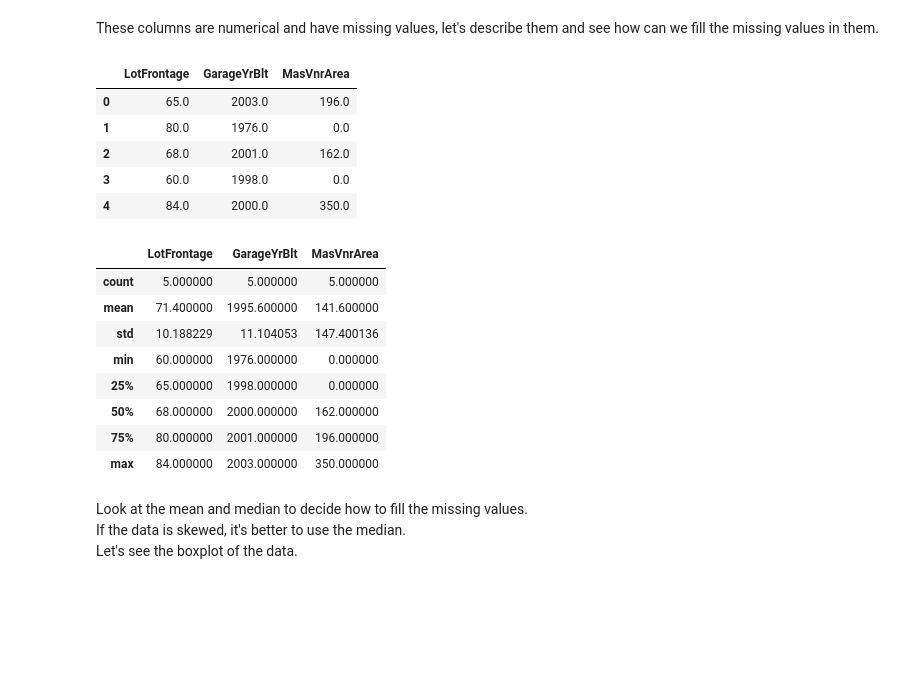
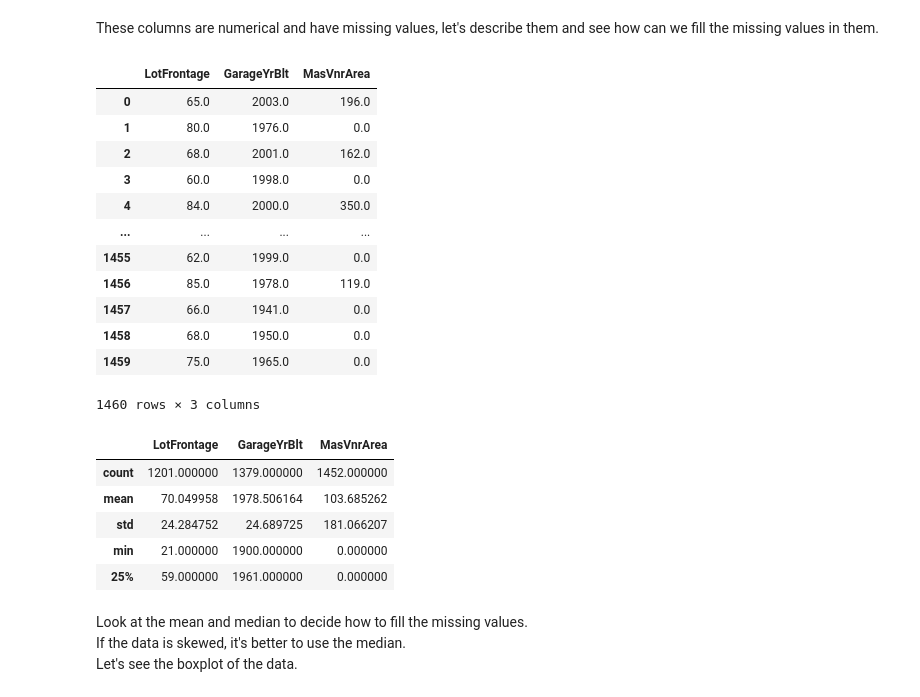
Before and after one commit to FCAI-CU-AI-Community/Sessions, a Jupyter notebook: Session-03/eda-preprocessing.ipynb, the cells around one changed output. Saved outputs shown, nothing was run; the diff lists cells and outputs as text; code cells hidden in the pictures; blank space fills up the shorter version.

```diff
--- a/Session-03/eda-preprocessing.ipynb
+++ b/Session-03/eda-preprocessing.ipynb
@@ -164,9 +166,9 @@ Here the question is `optional`, so i may choose to not respond.
 No let's explore a data some missing values!
 # %%
 # Load training data
-df_train = pd.read_csv('https://raw.githubusercontent.com/FCAI-CU-AI-Community/Data/refs/heads/main/House-Prices/train.csv?token=GHSAT0AAAAAACUNF3ZR4GN5DVATK6K3ZT52ZY2ICCA')
+df_train = pd.read_csv('https://raw.githubusercontent.com/FCAI-CU-AI-Community/Data/refs/heads/main/House-Prices/train.csv')
 # Load testing data
-df_test = pd.read_csv('https://raw.githubusercontent.com/FCAI-CU-AI-Community/Data/refs/heads/main/House-Prices/test.csv?token=GHSAT0AAAAAACUNF3ZQ32LQCKMROWSTB4GWZY2ICKA')
+df_test = pd.read_csv('https://raw.githubusercontent.com/FCAI-CU-AI-Community/Data/refs/heads/main/House-Prices/test.csv')
 # %%
 # Show first few columns
 df_train.head()
@@ -314,28 +316,32 @@ missing_vals_num
 These columns are numerical and have missing values, let's describe them and see how can we fill the missing values in them.
 # %%
 # Extract these columns from the train data
-missing_vals_num_df = df_train[missing_vals_num].head()
+missing_vals_num_df = df_train[missing_vals_num]
 missing_vals_num_df
 # %% [output]
 |  | LotFrontage | GarageYrBlt | MasVnrArea |
 | 0 | 65.0 | 2003.0 | 196.0 |
 | 1 | 80.0 | 1976.0 | 0.0 |
 | 2 | 68.0 | 2001.0 | 162.0 |
 | 3 | 60.0 | 1998.0 | 0.0 |
 | 4 | 84.0 | 2000.0 | 350.0 |
+| ... | ... | ... | ... |
+| 1455 | 62.0 | 1999.0 | 0.0 |
+| 1456 | 85.0 | 1978.0 | 119.0 |
+| 1457 | 66.0 | 1941.0 | 0.0 |
+| 1458 | 68.0 | 1950.0 | 0.0 |
+| 1459 | 75.0 | 1965.0 | 0.0 |
+1460 rows × 3 columns
 # %%
 # describe these columns
 missing_vals_num_df.describe()
 # %% [output]
 |  | LotFrontage | GarageYrBlt | MasVnrArea |
-| count | 5.000000 | 5.000000 | 5.000000 |
-| mean | 71.400000 | 1995.600000 | 141.600000 |
-| std | 10.188229 | 11.104053 | 147.400136 |
-| min | 60.000000 | 1976.000000 | 0.000000 |
-| 25% | 65.000000 | 1998.000000 | 0.000000 |
-| 50% | 68.000000 | 2000.000000 | 162.000000 |
-| 75% | 80.000000 | 2001.000000 | 196.000000 |
-| max | 84.000000 | 2003.000000 | 350.000000 |
+| count | 1201.000000 | 1379.000000 | 1452.000000 |
+| mean | 70.049958 | 1978.506164 | 103.685262 |
+| std | 24.284752 | 24.689725 | 181.066207 |
+| min | 21.000000 | 1900.000000 | 0.000000 |
+| 25% | 59.000000 | 1961.000000 | 0.000000 |
 # %% [markdown]
 Look at the mean and median to decide how to fill the missing values.
 If the data is skewed, it's better to use the median.
```
Also changed, not shown: parts of 8 cells of this notebook.
